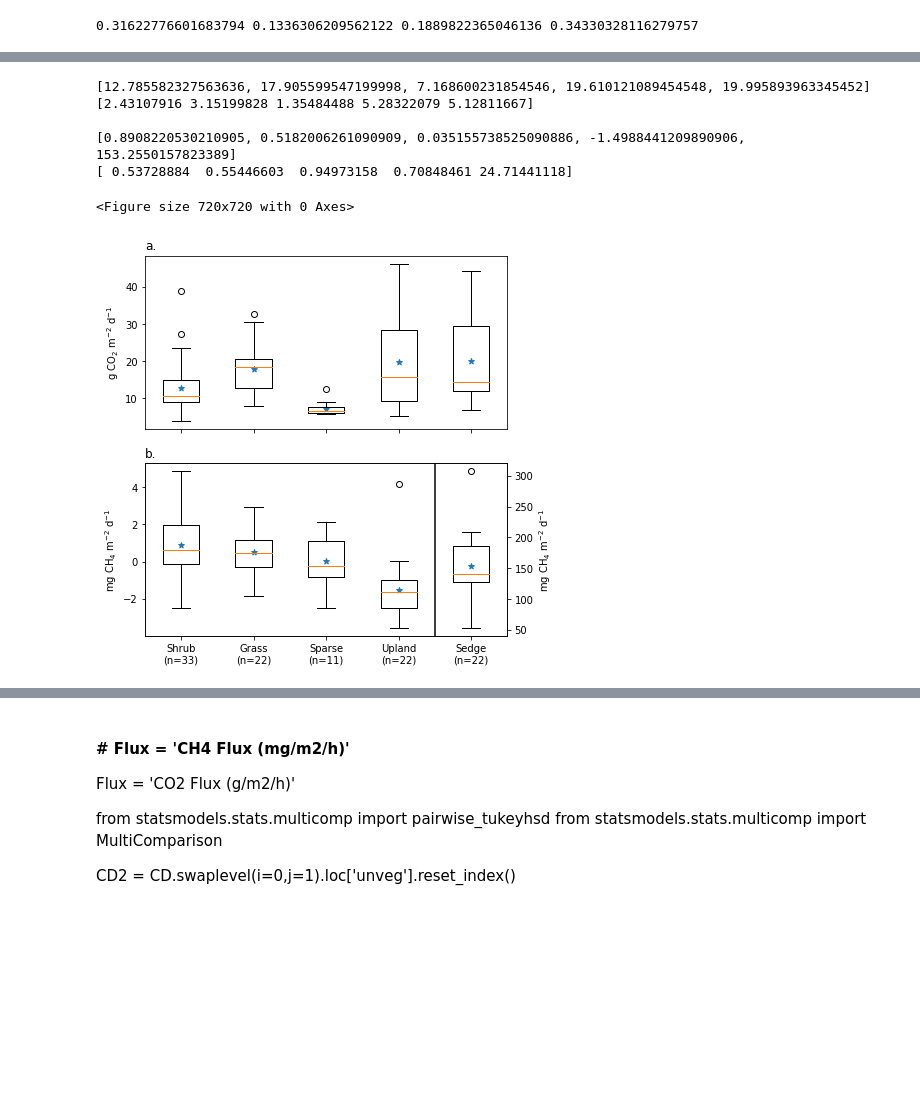
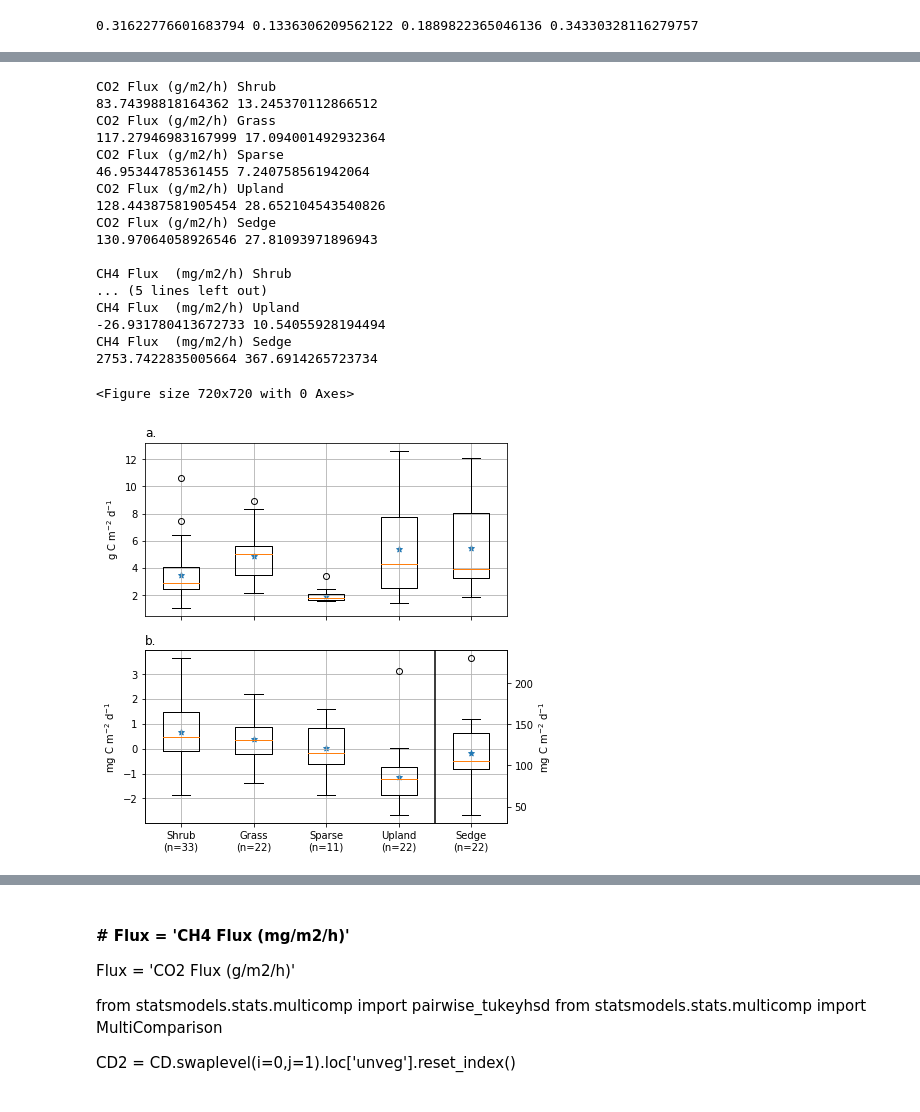
Before and after one commit to June-Skeeter/Illisarvik_Processing, a Jupyter notebook: ChamberProcessor.ipynb, the cells around one changed output, grey strips where cells are left out. Cells and saved outputs as stored; diff of their text form; code cells hidden in the pictures; blank space fills up the shorter version.

```diff
--- a/ChamberProcessor.ipynb
+++ b/ChamberProcessor.ipynb
@@ -195,13 +214,0 @@ C:\Users\wesle\Illisarvik_Processing
-# %%
-import datetime
-fig = plt.figure()
-i =0
-for val in CD.index.get_level_values('Class').unique():
-    T = CD.loc[(CD.index.get_level_values('Class') ==val)&\
-                    (CD.index.get_level_values('Collar') =='veg'), [Flux,'Site']].reset_index()
-    for site in T.Site.unique():
-        P = T.loc[T.Site == site]
-        plt.bar(P.datetime+datetime.timedelta(hours=i),P[Flux],label=site,width = .3)
-        i += 2
-plt.legend()
-fig.autofmt_xdate()
@@ -281,6 +478,9 @@ for Flux in ['CO2 Flux (g/m2/h)','CH4 Flux  (mg/m2/h)']:
             Medians.append(V.median())
             CI.append(V.std())
 
+        print(Flux,Class)
+        print(V.mean()*24,V.std()*1/(V.count()**.5)*stats.t.ppf(1-.05,V.count())*24)
+
     CI = np.asanyarray(CI)
     Counts = np.asanyarray(Counts)
     ax.boxplot(Data)
@@ -290,45 +490,61 @@ for Flux in ['CO2 Flux (g/m2/h)','CH4 Flux  (mg/m2/h)']:
         ax2 = ax.twinx()
         ax2.boxplot(AltData)
         ax2.scatter([i+1 for i in range(len(AltMeans))],AltMeans,marker = '*')
-        Ylbl = 'mg CH$_4$ m$^{-2}$ d$^{-1}$'
+        Ylbl = 'mg C m$^{-2}$ d$^{-1}$'
     else:
 
-        Ylbl = 'g CO$_2$ m$^{-2}$ d$^{-1}$'
+        Ylbl = 'g C m$^{-2}$ d$^{-1}$'
 
     ax.set_xticks([i+1 for i in range(len(Means))])
 
     ax.scatter([i+1 for i in range(len(Means))],Means,marker = '*')
     ax.set_ylabel(Ylbl)
 
     Temp = (CD.loc[(CD.index.get_level_values('Collar') =='veg') & \
                      (CD.index.get_level_values('Class') == Class)]['CO2 Flux (umol/m2/s)']).reset_index(level = ['Class','Collar'],drop=True)#\
     ax.set_title(Title[Flux],loc='left')
     if Flux == 'CH4 Flux  (mg/m2/h)':
         ax2.set_ylabel(Ylbl)
         ax.set_xticklabels(Labs)
-        Yl = ax.get_ylim()
 #         print(Yl)
-        ax.set_ylim(Yl[0],Yl[1])
-        ax.plot([i-.5,i-.5],[Yl[0],Yl[1]],color='black')
 
         Means[-1]=AltMeans[-1]
         Medians[-1]=AltMedians[-1]
+#         ax.set_ylim(-3.5,5.5)
+#         ax2.set_ylim(12.5,237.56)
+#         ax2.set_yticks([0,75,150,225,300])
+        Yl = ax.get_ylim()
+        ax.set_ylim(Yl[0],Yl[1])
+        ax.plot([i-.5,i-.5],[Yl[0],Yl[1]],color='black')
     else:
         ax.set_xticklabels(['' for l in Labs])
-    print(Means)#,Medians)
+#     print(Means*24)#,Medians)
 
 #     print(CI)
     CI = CI/Counts**.5*stats.t.ppf(1-0.025,Counts)
-    print(CI)
+#     print(CI*24)
     print()
+    ax.grid()
 #     print(np.asanyarray(Means).mean())
 #     print(np.asanyarray(Means).std()/5**.5*stats.t.ppf(1-0.025,5))
-plt.savefig('C:\\Users\\wesle\\Dropbox\\Illisarvik Manuscript/Fig4.png',dpi = 300)
+plt.savefig('C:\\Users\\wesle\\Dropbox\\Illisarvik Manuscript/Fig3.png',dpi = 300)
 # %% [output]
-[12.785582327563636, 17.905599547199998, 7.168600231854546, 19.610121089454548, 19.995893963345452]
-[2.43107916 3.15199828 1.35484488 5.28322079 5.12811667]
+CO2 Flux (g/m2/h) Shrub
+83.74398818164362 13.245370112866512
+CO2 Flux (g/m2/h) Grass
+117.27946983167999 17.094001492932364
+CO2 Flux (g/m2/h) Sparse
+46.95344785361455 7.240758561942064
+CO2 Flux (g/m2/h) Upland
+128.44387581905454 28.652104543540826
+CO2 Flux (g/m2/h) Sedge
+130.97064058926546 27.81093971896943
 
-[0.8908220530210905, 0.5182006261090909, 0.035155738525090886, -1.4988441209890906, 153.2550157823389]
-[ 0.53728884  0.55446603  0.94973158  0.70848461 24.71441118]
+CH4 Flux  (mg/m2/h) Shrub
+... (5 lines left out)
+CH4 Flux  (mg/m2/h) Upland
+-26.931780413672733 10.54055928194494
+CH4 Flux  (mg/m2/h) Sedge
+2753.7422835005664 367.6914265723734
 <Figure size 720x720 with 0 Axes>
-[figure, old version]
+[figure, new version]
```
Also changed, not shown: parts of 7 cells of this notebook, 34 other files.
